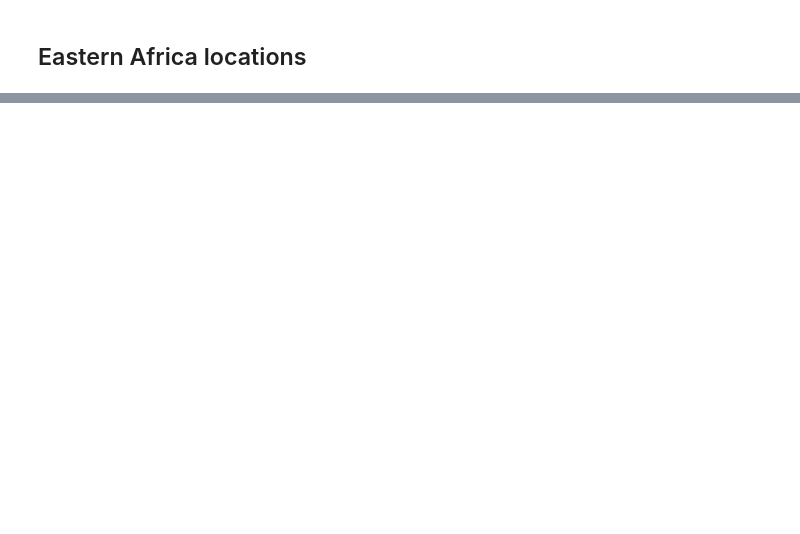
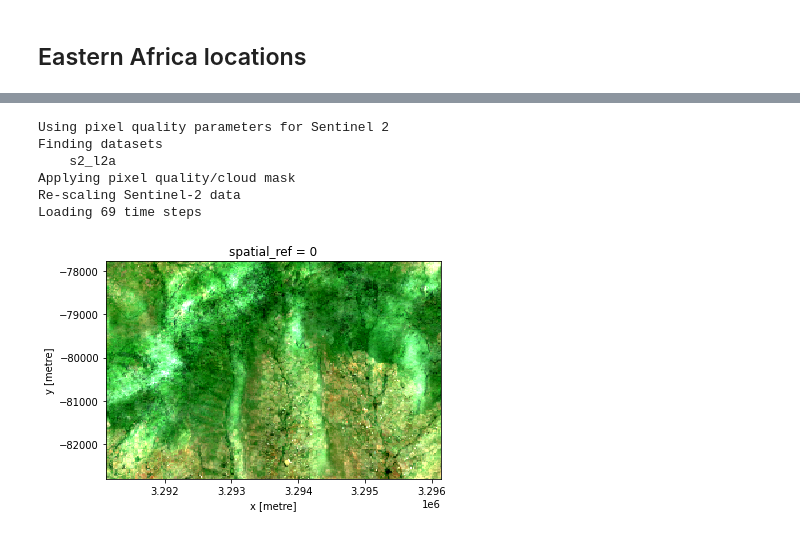
Before and after one commit to fangfy/deafrica-sandbox-notebooks, a Jupyter notebook: dev_test/test_s2_geomedian_tmad.ipynb, the cells around one changed output, grey strips where cells are left out. Cells and saved outputs as stored; diff of their text form; code cells hidden in the pictures; blank space fills up the shorter version.

```diff
--- a/dev_test/test_s2_geomedian_tmad.ipynb
+++ b/dev_test/test_s2_geomedian_tmad.ipynb
@@ -129,0 +139,2 @@ data[['swir_1', 'nir_1', 'red']].to_array().plot.imshow(robust=True, figsize=(10
+# %%
+dc = datacube.Datacube()
@@ -129,0 +146,34 @@ data[['swir_1', 'nir_1', 'red']].to_array().plot.imshow(robust=True, figsize=(10
+# %%
+lat, lon = (-0.629425, 34.135745)
+#lat, lon = (12.263660, 37.024471)
+tilesize = 5000
+transformer = Transformer.from_crs("epsg:4326", "epsg:6933", always_xy=True)
+x0, y0 = transformer.transform(lon, lat)
+
+x = (x0-tilesize/2, x0+tilesize/2)
+y = (y0-tilesize/2, y0+tilesize/2)
+
+bands=['blue','green','red','red_edge_1','red_edge_2','red_edge_3','nir_1', 'nir_2','swir_1','swir_2']
+
+data = load_ard(dc, products = ["s2_l2a"],
+                        measurements = bands,
+                       crs="EPSG:6933", output_crs="EPSG:6933", resolution=(-20,20),
+                       group_by="solar_day",
+                       #dask_chunks={'time': -1, 'x':200, 'y': 200},
+                       x = x, y = y, time = '2019',
+                       cloud_cover=[0,100],
+                        scaling = 'normalised',
+                       )
+# %% [output]
+Using pixel quality parameters for Sentinel 2
+Finding datasets
+    s2_l2a
+Applying pixel quality/cloud mask
+Re-scaling Sentinel-2 data
+Loading 69 time steps
+# %%
+ref = xr_geomedian_tmad(data[bands])
+# %%
+ref[['red','green','blue']].to_array().plot.imshow(robust=True);
+# %% [output]
+[figure, added]
```
Also changed, not shown: parts of 18 cells of this notebook, 1 other file.
